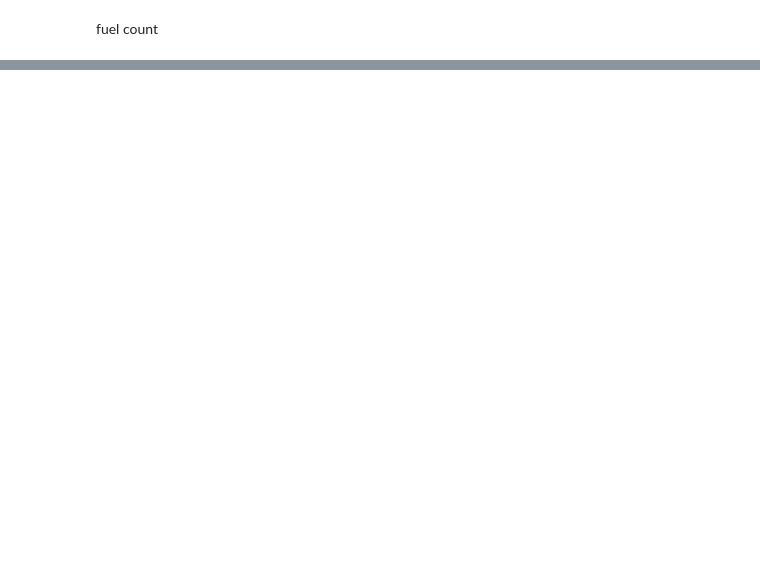
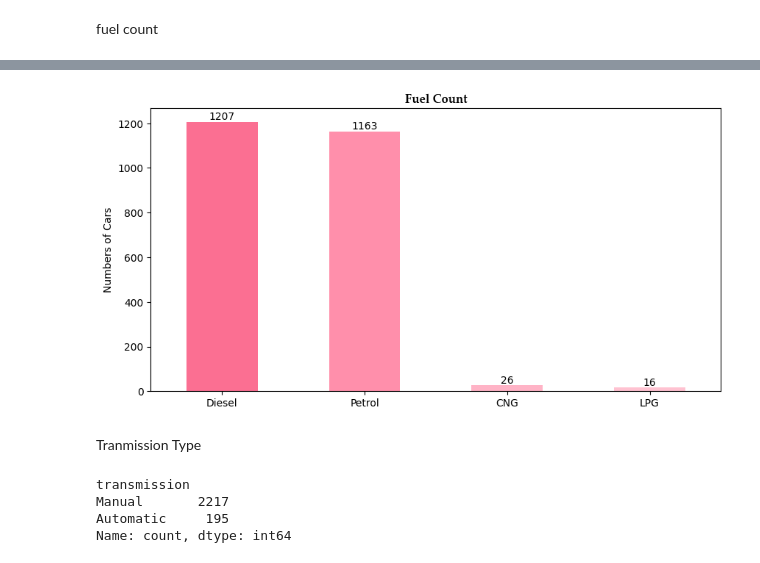
Before and after one commit to WendyInft/MATHEDA-INFANTE, a Jupyter notebook: WK11-Endterm-Exam/Exercise/Endterm-Exam-Infante.ipynb, the cells around one changed output, grey strips where cells are left out. Cells and saved outputs as stored; diff of their text form; code cells hidden in the pictures; blank space fills up the shorter version.

```diff
--- a/WK11-Endterm-Exam/Exercise/Endterm-Exam-Infante.ipynb
+++ b/WK11-Endterm-Exam/Exercise/Endterm-Exam-Infante.ipynb
@@ -182,0 +199,20 @@ fuel count
+# %%
+chart = fuel_counts.plot(kind='bar',color = ['#FB6F92','#FF8FAB','#FFB3C6','#FFC2D1','#FFE5EC'], figsize=(10,5))
+chart.bar_label(chart.containers[0], label_type='edge')
+plt.title('Fuel Count', fontfamily = 'Palatino Linotype', fontsize=12, fontweight='bold')
+plt.xlabel('')
+chart.set_xticklabels(fuel_counts.index, rotation=0)
+plt.ylabel('Numbers of Cars')
+plt.show()
+# %% [output]
+[figure, added]
+# %% [markdown]
+Tranmission Type
+# %%
+t_counts = df['transmission'].value_counts()
+t_counts
+# %% [output]
+transmission
+Manual       2217
+Automatic     195
+Name: count, dtype: int64
```
Also changed, not shown: parts of 14 cells of this notebook, 1 other file.
